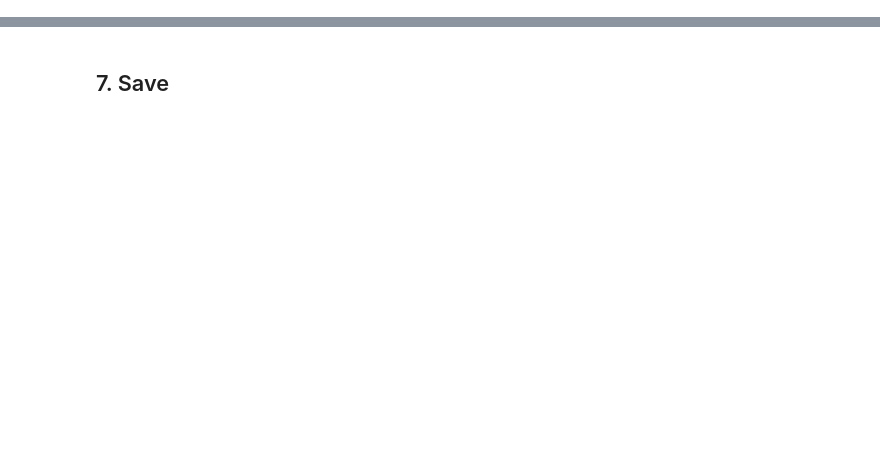
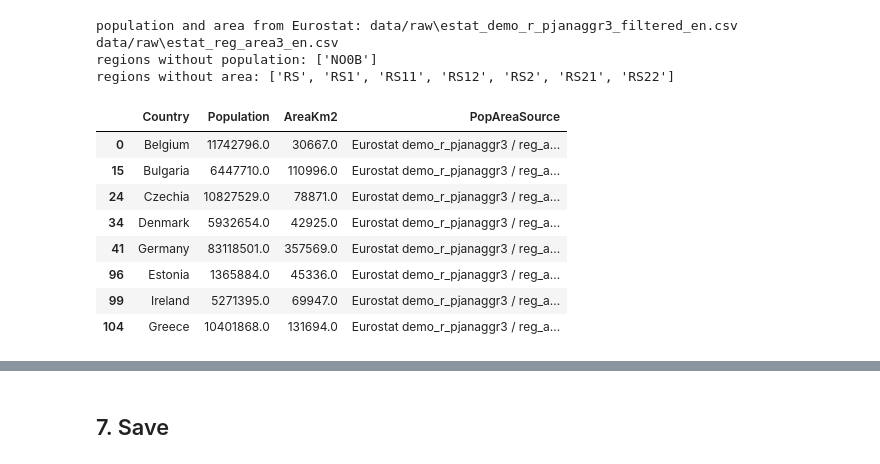
Before and after one commit to lomska/AI-Assisted-Dataviz, a Jupyter notebook: EUForeignTourismRhythms/Stage 1 Transform.ipynb, the cells around one changed output, grey strips where cells are left out. Saved outputs shown, nothing was run; the diff lists cells and outputs as text; code cells hidden in the pictures; blank space fills up the shorter version.

```diff
--- a/EUForeignTourismRhythms/Stage 1 Transform.ipynb
+++ b/EUForeignTourismRhythms/Stage 1 Transform.ipynb
@@ -448,0 +256,50 @@ annual total != sum of months (Latvija 2024 expected):
+# %%
+import glob
+pop_files, area_files = sorted(glob.glob("data/raw/*demo_r_pjanaggr3*.csv")), sorted(glob.glob("data/raw/*reg_area3*.csv"))   # any name containing the dataset code, e.g. estat_reg_area3_en.csv
+
+def read_sdmx(path, **filters):
+    t = pd.read_csv(path)
+    t.columns = [c.split(":")[0].strip() for c in t.columns]       # 'geo: Geopolitical entity' -> 'geo'
+    for k, v in filters.items():
+        if k in t.columns:
+            t = t[t[k].astype(str).str.split(":").str[0].str.strip() == v]
+    t["geo"] = t["geo"].astype(str).str.split(":").str[0].str.strip()
+    t["TIME_PERIOD"] = pd.to_numeric(t["TIME_PERIOD"], errors="coerce")
+    return t[["geo", "TIME_PERIOD", "OBS_VALUE"]].dropna()
+
+if pop_files and area_files:
+    pop = read_sdmx(pop_files[-1], sex="T", age="TOTAL", unit="NR")
+    pop = pop[pop["TIME_PERIOD"].isin([2023, 2024])].rename(columns={"geo": "NUTSCode", "TIME_PERIOD": "Year", "OBS_VALUE": "Population"})
+    area = read_sdmx(area_files[-1], landuse="TOTAL", unit="KM2")
+    area = area.sort_values("TIME_PERIOD").groupby("geo")["OBS_VALUE"].last().rename("AreaKm2")
+    d = d.merge(pop, on=["NUTSCode", "Year"], how="left")
+    d["AreaKm2"] = d["NUTSCode"].map(area)
+    d["Population"] = d["Population"].where(d["Population"] > 0)      # Svalbard (NO0B): 0 residents published -> no intensity
+    d["PopAreaSource"] = "Eurostat demo_r_pjanaggr3 / reg_area3"
+    print("population and area from Eurostat:", pop_files[-1], area_files[-1])
+else:
+    lau_pa = pd.concat([pd.read_excel(xl, sheet_name=s_, usecols=["NUTS3", "POPULATION", "TOTAL AREA (m2)"]) for s_ in lau_sheets], ignore_index=True)
+    lau_pa = lau_pa.apply(lambda c: pd.to_numeric(c, errors="coerce") if c.name != "NUTS3" else c.astype(str).str.strip())
+    parts_pa = [lau_pa.assign(code=lau_pa["NUTS3"].str[:n]).groupby("code")[["POPULATION", "TOTAL AREA (m2)"]].sum() for n in (2, 3, 4)]
+    pa = pd.concat(parts_pa)
+    d["Population"] = d["NUTSCode"].map(pa["POPULATION"]).where(lambda x: x > 0)
+    d["AreaKm2"] = (d["NUTSCode"].map(pa["TOTAL AREA (m2)"]) / 1e6).round(1).where(lambda x: x > 0)
+    d["PopAreaSource"] = np.where(d["Population"].notna(), "LAU 2024 (municipality sums)", None)
+    print("Eurostat population/area files not found in data/raw - using municipality sums from the LAU 2024 file")
+regs = d.drop_duplicates("NUTSCode")
+print("regions without population:", sorted(regs.loc[regs["Population"].isna(), "NUTSCode"]))
+print("regions without area:", sorted(regs.loc[regs["AreaKm2"].isna(), "NUTSCode"]))
+display(regs[regs["NUTSLevel"] == 0][["Country", "Population", "AreaKm2", "PopAreaSource"]].head(8))
+# %% [output]
+population and area from Eurostat: data/raw\estat_demo_r_pjanaggr3_filtered_en.csv data/raw\estat_reg_area3_en.csv
+regions without population: ['NO0B']
+regions without area: ['RS', 'RS1', 'RS11', 'RS12', 'RS2', 'RS21', 'RS22']
+|  | Country | Population | AreaKm2 | PopAreaSource |
+| 0 | Belgium | 11742796.0 | 30667.0 | Eurostat demo_r_pjanaggr3 / reg_a... |
+| 15 | Bulgaria | 6447710.0 | 110996.0 | Eurostat demo_r_pjanaggr3 / reg_a... |
+| 24 | Czechia | 10827529.0 | 78871.0 | Eurostat demo_r_pjanaggr3 / reg_a... |
+| 34 | Denmark | 5932654.0 | 42925.0 | Eurostat demo_r_pjanaggr3 / reg_a... |
+| 41 | Germany | 83118501.0 | 357569.0 | Eurostat demo_r_pjanaggr3 / reg_a... |
+| 96 | Estonia | 1365884.0 | 45336.0 | Eurostat demo_r_pjanaggr3 / reg_a... |
+| 99 | Ireland | 5271395.0 | 69947.0 | Eurostat demo_r_pjanaggr3 / reg_a... |
+| 104 | Greece | 10401868.0 | 131694.0 | Eurostat demo_r_pjanaggr3 / reg_a... |
```
Also changed, not shown: parts of 46 cells of this notebook, 20 other files.
